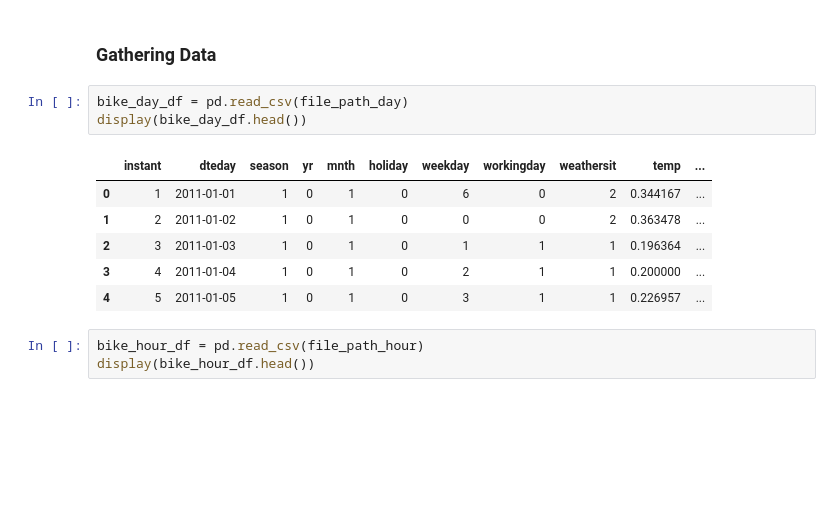
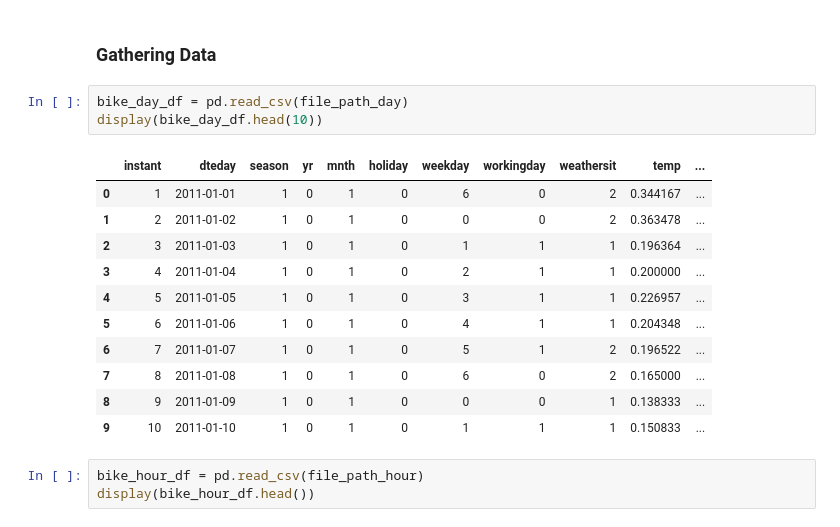
Before and after one commit to Nauviii/first_project_DataAnalayst, a Jupyter notebook: Notebook.ipynb, the cells around one changed output. Drawn from its saved outputs; the diff is of its cells as text; blank space fills up the shorter version.

```diff
--- a/Notebook.ipynb
+++ b/Notebook.ipynb
@@ -29,14 +29,19 @@ fatal: destination path 'first_project_DataAnalyst' already exists and is not an
 ### Gathering Data
 # %%
 bike_day_df = pd.read_csv(file_path_day)
-display(bike_day_df.head())
+display(bike_day_df.head(10))
 # %% [output]
 |  | instant | dteday | season | yr | mnth | holiday | weekday | workingday | weathersit | temp | ... |
 | 0 | 1 | 2011-01-01 | 1 | 0 | 1 | 0 | 6 | 0 | 2 | 0.344167 | ... |
 | 1 | 2 | 2011-01-02 | 1 | 0 | 1 | 0 | 0 | 0 | 2 | 0.363478 | ... |
 | 2 | 3 | 2011-01-03 | 1 | 0 | 1 | 0 | 1 | 1 | 1 | 0.196364 | ... |
 | 3 | 4 | 2011-01-04 | 1 | 0 | 1 | 0 | 2 | 1 | 1 | 0.200000 | ... |
 | 4 | 5 | 2011-01-05 | 1 | 0 | 1 | 0 | 3 | 1 | 1 | 0.226957 | ... |
+| 5 | 6 | 2011-01-06 | 1 | 0 | 1 | 0 | 4 | 1 | 1 | 0.204348 | ... |
+| 6 | 7 | 2011-01-07 | 1 | 0 | 1 | 0 | 5 | 1 | 2 | 0.196522 | ... |
+| 7 | 8 | 2011-01-08 | 1 | 0 | 1 | 0 | 6 | 0 | 2 | 0.165000 | ... |
+| 8 | 9 | 2011-01-09 | 1 | 0 | 1 | 0 | 0 | 0 | 1 | 0.138333 | ... |
+| 9 | 10 | 2011-01-10 | 1 | 0 | 1 | 0 | 1 | 1 | 1 | 0.150833 | ... |
 # %%
 bike_hour_df = pd.read_csv(file_path_hour)
 display(bike_hour_df.head())
```
Also changed, not shown: parts of 10 cells of this notebook.
